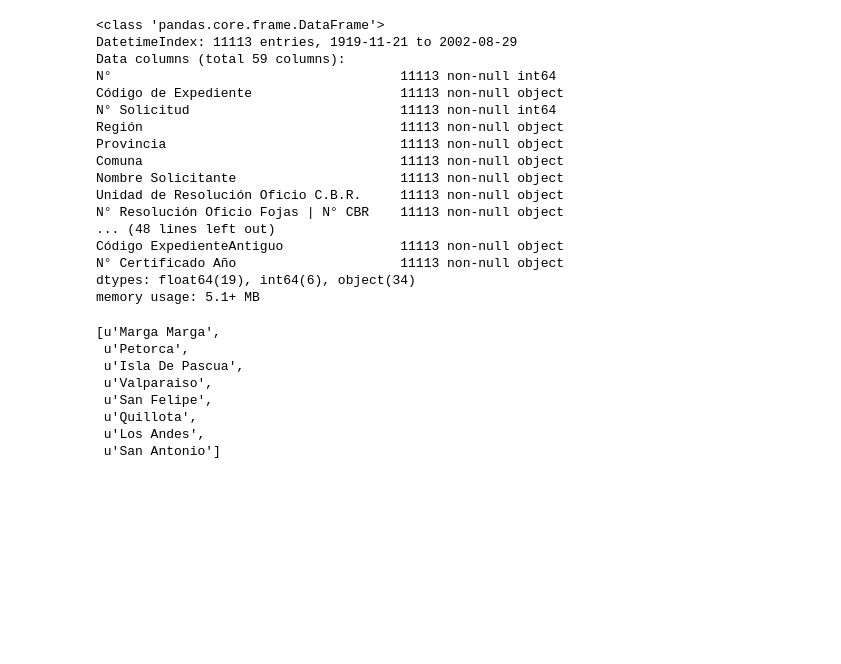
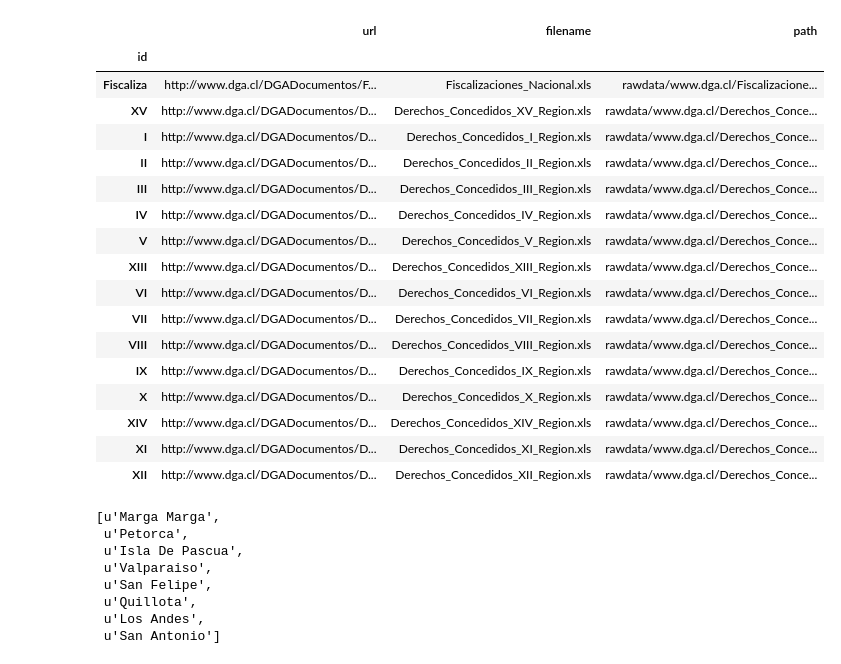
Before and after one commit to collabmarket/data_dga, a Jupyter notebook: ddaa.ipynb, the cells around one changed output. Saved outputs shown, nothing was run; the diff lists cells and outputs as text; code cells hidden in the pictures; blank space fills up the shorter version.

```diff
--- a/ddaa.ipynb
+++ b/ddaa.ipynb
@@ -2,23 +2,25 @@
 from IPython.display import display, HTML
 # %%
 %run ddaa.py
-# %%
-df.info()
-# %% [output]
-<class 'pandas.core.frame.DataFrame'>
-DatetimeIndex: 11113 entries, 1919-11-21 to 2002-08-29
-Data columns (total 59 columns):
-N°                                     11113 non-null int64
-Código de Expediente                   11113 non-null object
-N° Solicitud                           11113 non-null int64
-Región                                 11113 non-null object
-Provincia                              11113 non-null object
-Comuna                                 11113 non-null object
-Nombre Solicitante                     11113 non-null object
-Unidad de Resolución Oficio C.B.R.     11113 non-null object
-N° Resolución Oficio Fojas | N° CBR    11113 non-null object
-... (48 lines left out)
-Código ExpedienteAntiguo               11113 non-null object
-N° Certificado Año                     11113 non-null object
-dtypes: float64(19), int64(6), object(34)
-memory usage: 5.1+ MB
+# %%
+meta = open_meta()
+meta
+# %% [output]
+|  | url | filename | path |
+| id |  |  |  |
+| Fiscaliza | http://www.dga.cl/DGADocumentos/F... | Fiscalizaciones_Nacional.xls | rawdata/www.dga.cl/Fiscalizacione... |
+| XV | http://www.dga.cl/DGADocumentos/D... | Derechos_Concedidos_XV_Region.xls | rawdata/www.dga.cl/Derechos_Conce... |
+| I | http://www.dga.cl/DGADocumentos/D... | Derechos_Concedidos_I_Region.xls | rawdata/www.dga.cl/Derechos_Conce... |
+| II | http://www.dga.cl/DGADocumentos/D... | Derechos_Concedidos_II_Region.xls | rawdata/www.dga.cl/Derechos_Conce... |
+| III | http://www.dga.cl/DGADocumentos/D... | Derechos_Concedidos_III_Region.xls | rawdata/www.dga.cl/Derechos_Conce... |
+| IV | http://www.dga.cl/DGADocumentos/D... | Derechos_Concedidos_IV_Region.xls | rawdata/www.dga.cl/Derechos_Conce... |
+| V | http://www.dga.cl/DGADocumentos/D... | Derechos_Concedidos_V_Region.xls | rawdata/www.dga.cl/Derechos_Conce... |
+| XIII | http://www.dga.cl/DGADocumentos/D... | Derechos_Concedidos_XIII_Region.xls | rawdata/www.dga.cl/Derechos_Conce... |
+| VI | http://www.dga.cl/DGADocumentos/D... | Derechos_Concedidos_VI_Region.xls | rawdata/www.dga.cl/Derechos_Conce... |
+| VII | http://www.dga.cl/DGADocumentos/D... | Derechos_Concedidos_VII_Region.xls | rawdata/www.dga.cl/Derechos_Conce... |
+| VIII | http://www.dga.cl/DGADocumentos/D... | Derechos_Concedidos_VIII_Region.xls | rawdata/www.dga.cl/Derechos_Conce... |
+| IX | http://www.dga.cl/DGADocumentos/D... | Derechos_Concedidos_IX_Region.xls | rawdata/www.dga.cl/Derechos_Conce... |
+| X | http://www.dga.cl/DGADocumentos/D... | Derechos_Concedidos_X_Region.xls | rawdata/www.dga.cl/Derechos_Conce... |
+| XIV | http://www.dga.cl/DGADocumentos/D... | Derechos_Concedidos_XIV_Region.xls | rawdata/www.dga.cl/Derechos_Conce... |
+| XI | http://www.dga.cl/DGADocumentos/D... | Derechos_Concedidos_XI_Region.xls | rawdata/www.dga.cl/Derechos_Conce... |
+| XII | http://www.dga.cl/DGADocumentos/D... | Derechos_Concedidos_XII_Region.xls | rawdata/www.dga.cl/Derechos_Conce... |
```
Also changed, not shown: parts of 6 cells of this notebook, 3 other files.
